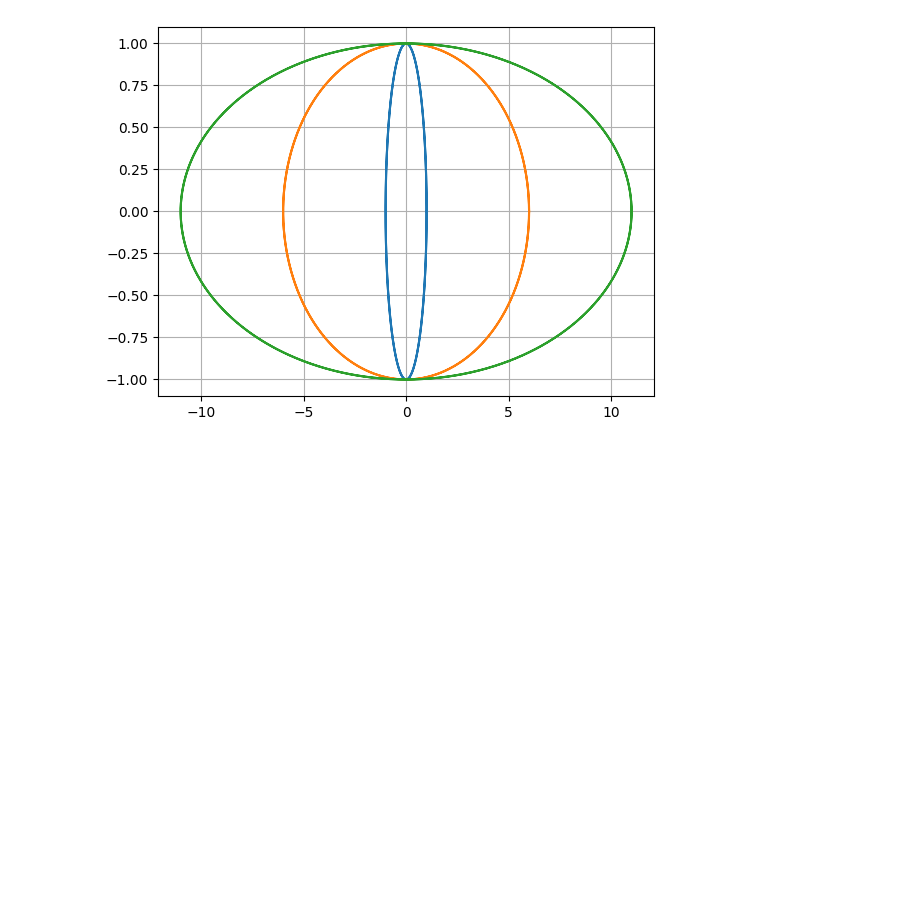
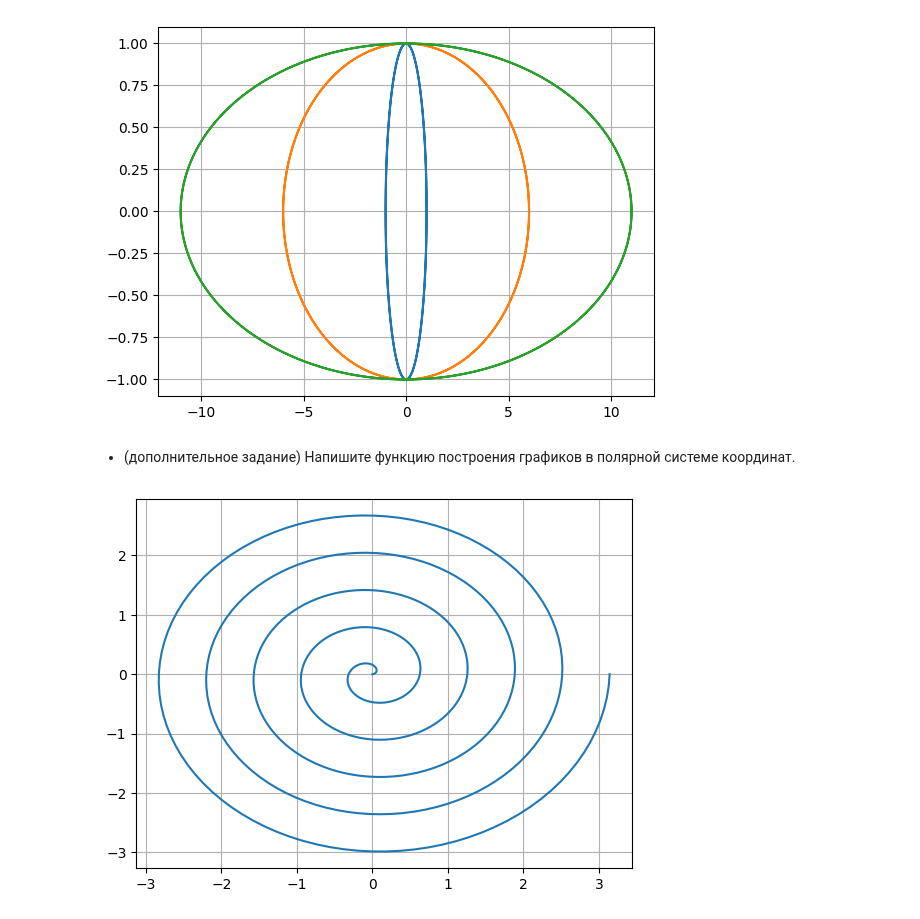
Before and after one commit to abgcw-dead/ca, a Jupyter notebook: L1.ipynb, the cells around one changed output. Drawn from its saved outputs; the diff is of its cells as text; code cells hidden in the pictures; blank space fills up the shorter version.

Commit message:
Added polar_plot

```diff
--- a/L1.ipynb
+++ b/L1.ipynb
@@ -3677,3 +3677,22 @@ t = symbol('t')
 parametric_plot_fam([p * cos(t), sin(t)], (t, 0, 4 * PI), (p, 1, 12, 5))
 # %% [output]
 [figure]
+# %% [markdown]
+* (дополнительное задание) Напишите функцию построения графиков в полярной системе координат.
+# %%
+def p2d(r, phi):
+  return r * np.cos(phi), r * np.sin(phi)
+
+def polar_plot(R: Expression, phi: tuple):
+  f = pycode(R, [phi[0]])
+  a, b = evalf(phi[1]), evalf(phi[2])
+  phi_list = np.linspace(a, b, 500)
+  r_list = np.array(list(map(f, phi_list)))
+  X, Y = p2d(r_list, phi_list)
+  plt.grid(True)
+  plt.plot(X, Y)
+
+r, alpha = symbol('r'), symbol('alpha')
+polar_plot(alpha / 10, (alpha, 0, 10 * PI))
+# %% [output]
+[figure, added]
```
Also changed, not shown: parts of 2 cells of this notebook.
